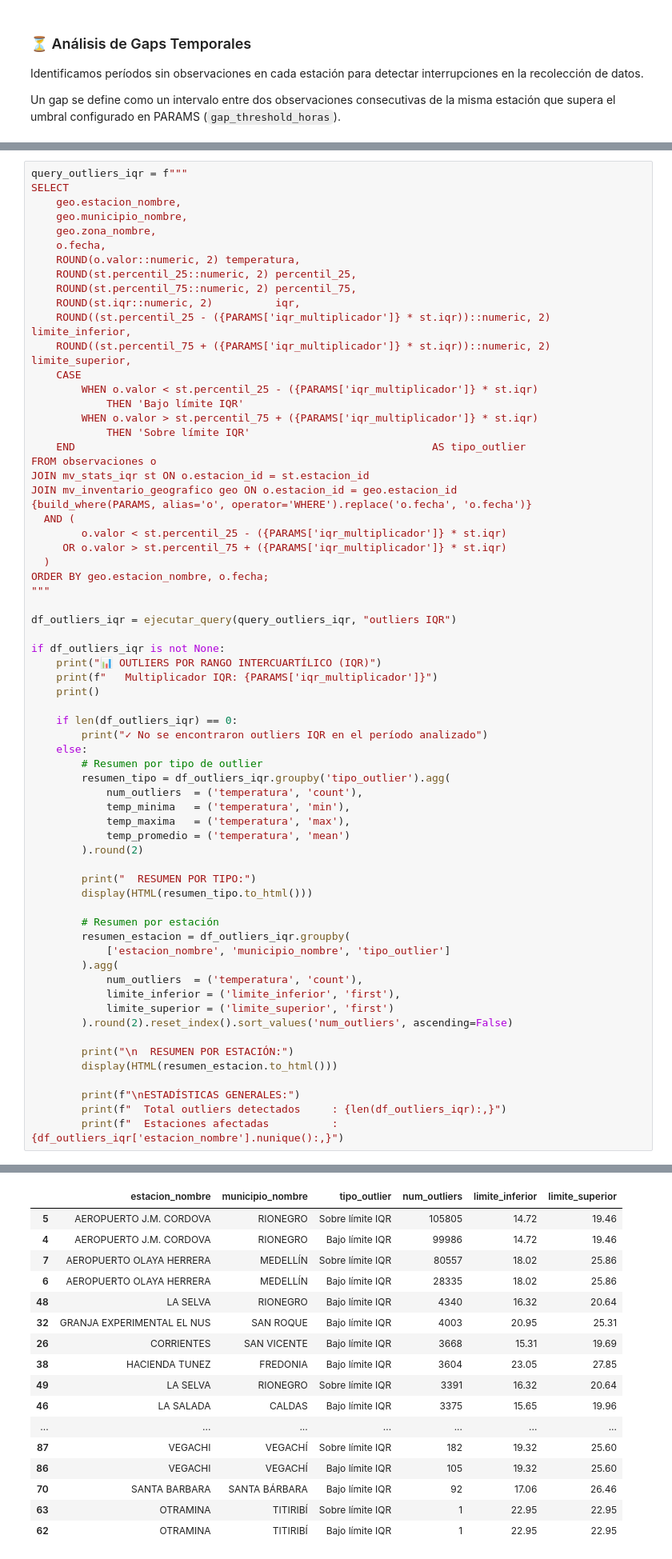
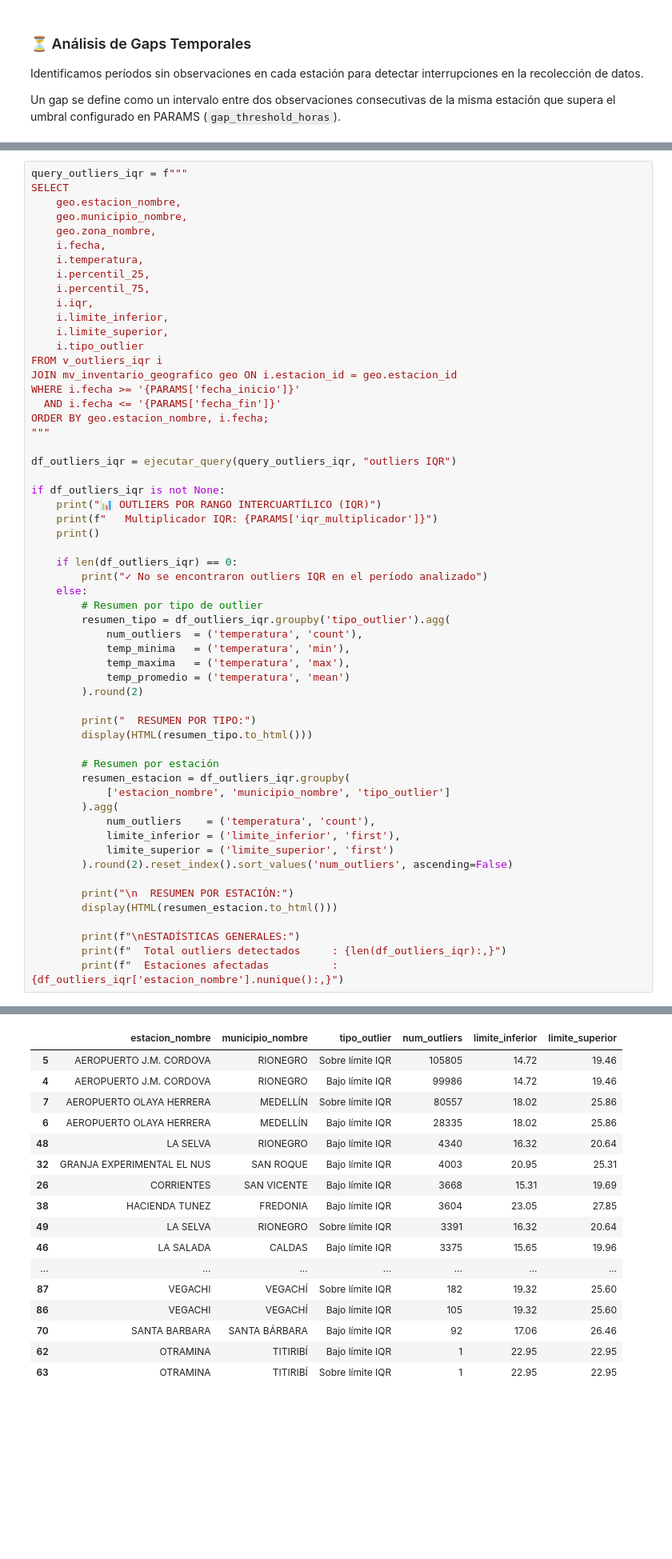
Before and after one commit to jdrodas/TemperaturaAntioquiaTSDBS, a Jupyter notebook: eda/eda_temperatura_antioquia.ipynb, the cells around one changed output, grey strips where cells are left out. Shown at 80% size. Saved outputs shown, nothing was run; the diff lists cells and outputs as text; blank space fills up the shorter version.

```diff
--- a/eda/eda_temperatura_antioquia.ipynb
+++ b/eda/eda_temperatura_antioquia.ipynb
@@ -1311,28 +1210,19 @@ SELECT
     geo.estacion_nombre,
     geo.municipio_nombre,
     geo.zona_nombre,
-    o.fecha,
-    ROUND(o.valor::numeric, 2) temperatura,
-    ROUND(st.percentil_25::numeric, 2) percentil_25,
-    ROUND(st.percentil_75::numeric, 2) percentil_75,
-    ROUND(st.iqr::numeric, 2)          iqr,
-    ROUND((st.percentil_25 - ({PARAMS['iqr_multiplicador']} * st.iqr))::numeric, 2) limite_inferior,
-    ROUND((st.percentil_75 + ({PARAMS['iqr_multiplicador']} * st.iqr))::numeric, 2) limite_superior,
-    CASE
-        WHEN o.valor < st.percentil_25 - ({PARAMS['iqr_multiplicador']} * st.iqr)
-            THEN 'Bajo límite IQR'
-        WHEN o.valor > st.percentil_75 + ({PARAMS['iqr_multiplicador']} * st.iqr)
-            THEN 'Sobre límite IQR'
-    END                                                         AS tipo_outlier
-FROM observaciones o
-JOIN mv_stats_iqr st ON o.estacion_id = st.estacion_id
-JOIN mv_inventario_geografico geo ON o.estacion_id = geo.estacion_id
-{build_where(PARAMS, alias='o', operator='WHERE').replace('o.fecha', 'o.fecha')}
-  AND (
-        o.valor < st.percentil_25 - ({PARAMS['iqr_multiplicador']} * st.iqr)
-     OR o.valor > st.percentil_75 + ({PARAMS['iqr_multiplicador']} * st.iqr)
-  )
-ORDER BY geo.estacion_nombre, o.fecha;
+    i.fecha,
+    i.temperatura,
+    i.percentil_25,
+    i.percentil_75,
+    i.iqr,
+    i.limite_inferior,
+    i.limite_superior,
+    i.tipo_outlier
+FROM v_outliers_iqr i
+JOIN mv_inventario_geografico geo ON i.estacion_id = geo.estacion_id
+WHERE i.fecha >= '{PARAMS['fecha_inicio']}'
+  AND i.fecha <= '{PARAMS['fecha_fin']}'
+ORDER BY geo.estacion_nombre, i.fecha;
 """
 
 df_outliers_iqr = ejecutar_query(query_outliers_iqr, "outliers IQR")
@@ -1360,7 +1250,7 @@ if df_outliers_iqr is not None:
         resumen_estacion = df_outliers_iqr.groupby(
             ['estacion_nombre', 'municipio_nombre', 'tipo_outlier']
         ).agg(
-            num_outliers  = ('temperatura', 'count'),
+            num_outliers    = ('temperatura', 'count'),
             limite_inferior = ('limite_inferior', 'first'),
             limite_superior = ('limite_superior', 'first')
         ).round(2).reset_index().sort_values('num_outliers', ascending=False)
@@ -1370,35 +1260,35 @@ if df_outliers_iqr is not None:
 
         print(f"\nESTADÍSTICAS GENERALES:")
         print(f"  Total outliers detectados     : {len(df_outliers_iqr):,}")
         print(f"  Estaciones afectadas          : {df_outliers_iqr['estacion_nombre'].nunique():,}")
 # %% [output]
 ✓ Query ejecutada: outliers IQR (468,021 filas)
 📊 OUTLIERS POR RANGO INTERCUARTÍLICO (IQR)
    Multiplicador IQR: 1.5
 
   RESUMEN POR TIPO:
 |  | num_outliers | temp_minima | temp_maxima | temp_promedio |
 | tipo_outlier |  |  |  |  |
 | Bajo límite IQR | 201835 | 0.00 | 25.00 | 15.13 |
 | Sobre límite IQR | 266186 | 12.20 | 50.00 | 24.43 |
   RESUMEN POR ESTACIÓN:
 |  | estacion_nombre | municipio_nombre | tipo_outlier | num_outliers | limite_inferior | limite_superior |
 | 5 | AEROPUERTO J.M. CORDOVA | RIONEGRO | Sobre límite IQR | 105805 | 14.72 | 19.46 |
 | 4 | AEROPUERTO J.M. CORDOVA | RIONEGRO | Bajo límite IQR | 99986 | 14.72 | 19.46 |
 | 7 | AEROPUERTO OLAYA HERRERA | MEDELLÍN | Sobre límite IQR | 80557 | 18.02 | 25.86 |
 | 6 | AEROPUERTO OLAYA HERRERA | MEDELLÍN | Bajo límite IQR | 28335 | 18.02 | 25.86 |
 | 48 | LA SELVA | RIONEGRO | Bajo límite IQR | 4340 | 16.32 | 20.64 |
 | 32 | GRANJA EXPERIMENTAL EL NUS | SAN ROQUE | Bajo límite IQR | 4003 | 20.95 | 25.31 |
 | 26 | CORRIENTES | SAN VICENTE | Bajo límite IQR | 3668 | 15.31 | 19.69 |
 | 38 | HACIENDA TUNEZ | FREDONIA | Bajo límite IQR | 3604 | 23.05 | 27.85 |
 | 49 | LA SELVA | RIONEGRO | Sobre límite IQR | 3391 | 16.32 | 20.64 |
 | 46 | LA SALADA | CALDAS | Bajo límite IQR | 3375 | 15.65 | 19.96 |
 | ... | ... | ... | ... | ... | ... | ... |
 | 87 | VEGACHI | VEGACHÍ | Sobre límite IQR | 182 | 19.32 | 25.60 |
 | 86 | VEGACHI | VEGACHÍ | Bajo límite IQR | 105 | 19.32 | 25.60 |
 | 70 | SANTA BARBARA | SANTA BÁRBARA | Bajo límite IQR | 92 | 17.06 | 26.46 |
+| 62 | OTRAMINA | TITIRIBÍ | Bajo límite IQR | 1 | 22.95 | 22.95 |
 | 63 | OTRAMINA | TITIRIBÍ | Sobre límite IQR | 1 | 22.95 | 22.95 |
-| 62 | OTRAMINA | TITIRIBÍ | Bajo límite IQR | 1 | 22.95 | 22.95 |
 ESTADÍSTICAS GENERALES:
   Total outliers detectados     : 468,021
   Estaciones afectadas          : 44
```
Also changed, not shown: parts of 18 cells of this notebook, 1 other file.
